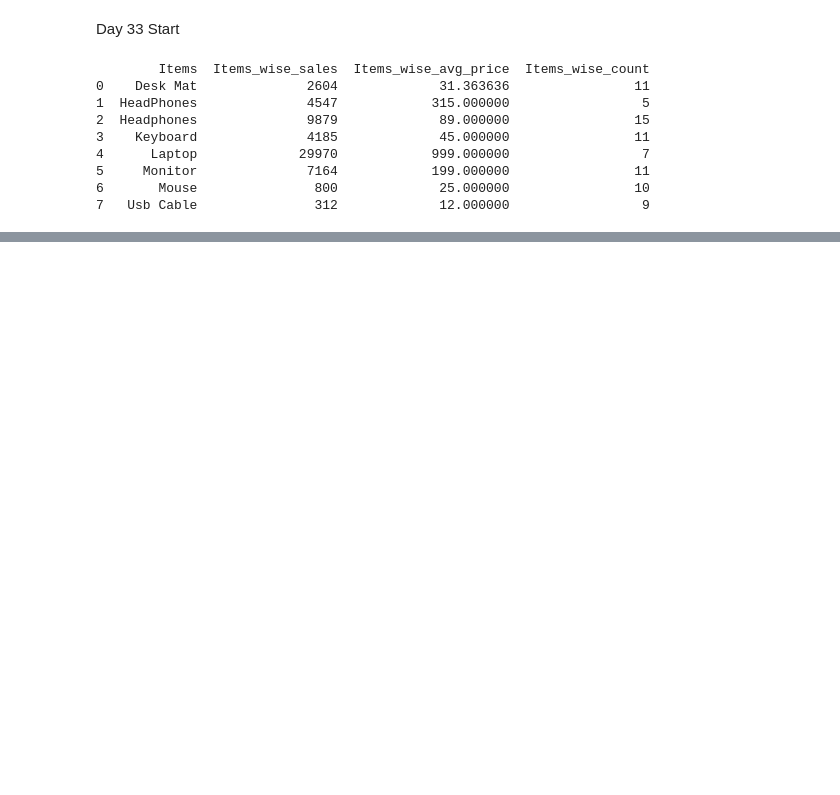
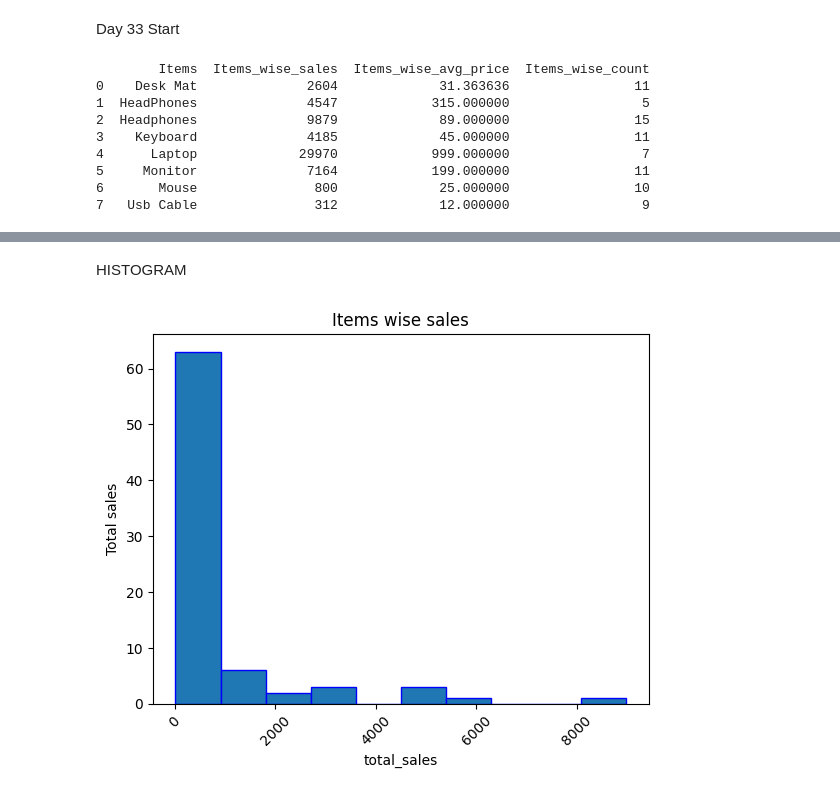
Before and after one commit to adhish-pkrl/daily-python-codes, a Jupyter notebook: day31.ipynb, the cells around one changed output, grey strips where cells are left out. Drawn from its saved outputs; the diff is of its cells as text; code cells hidden in the pictures; blank space fills up the shorter version.

```diff
--- a/day31.ipynb
+++ b/day31.ipynb
@@ -608,0 +694,13 @@ print(summary)
+# %% [markdown]
+HISTOGRAM
+# %%
+plt.Figure(figsize= (10,6))
+# plt.bar(the_hero_customer)
+plt.hist(df['Total sales'], bins = 10, edgecolor = "blue")
+plt.xlabel("total_sales")
+plt.ylabel("Total sales")
+plt.title("Items wise sales")
+plt.xticks(rotation=45)
+plt.show()
+# %% [output]
+[figure, added]
```
Also changed, not shown: parts of 18 cells of this notebook.
